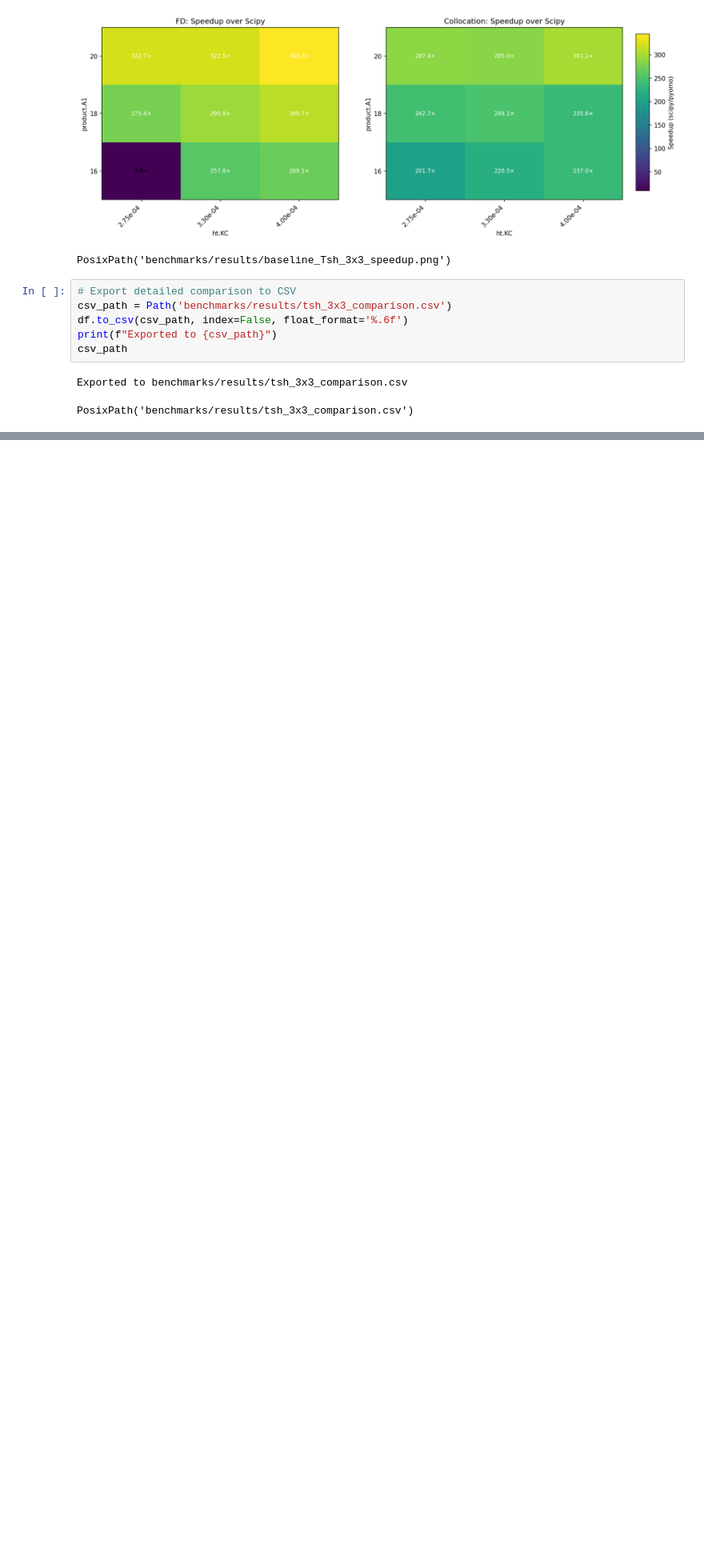
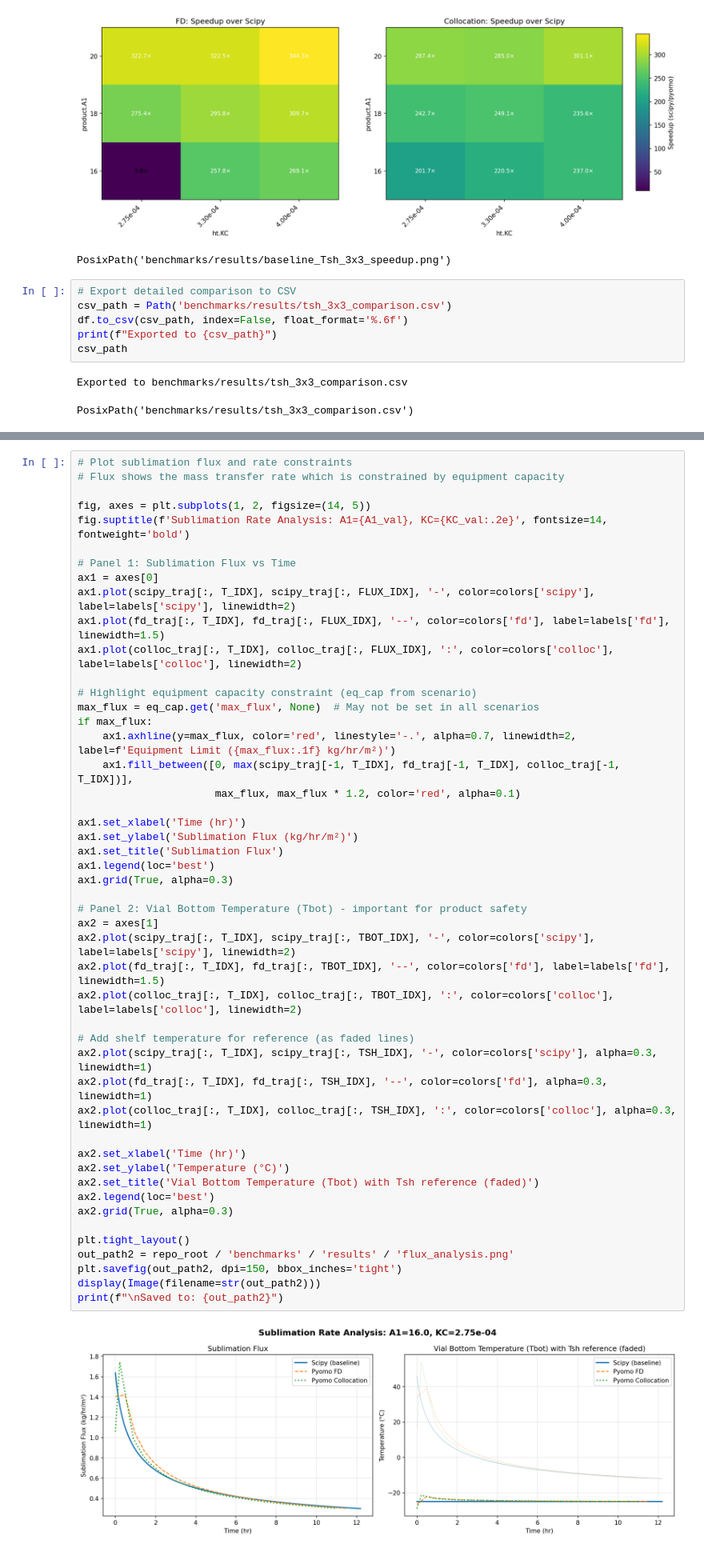
Before and after one commit to SECQUOIA/LyoPRONTO, a Jupyter notebook: benchmarks/grid_analysis.ipynb, the cells around one changed output, grey strips where cells are left out. Shown at 80% size. Cells and saved outputs as stored; diff of their text form; blank space fills up the shorter version.

```diff
--- a/benchmarks/grid_analysis.ipynb
+++ b/benchmarks/grid_analysis.ipynb
@@ -302,0 +514,50 @@ PosixPath('benchmarks/results/tsh_3x3_comparison.csv')
+# %%
+# Plot sublimation flux and rate constraints
+# Flux shows the mass transfer rate which is constrained by equipment capacity
+
+fig, axes = plt.subplots(1, 2, figsize=(14, 5))
+fig.suptitle(f'Sublimation Rate Analysis: A1={A1_val}, KC={KC_val:.2e}', fontsize=14, fontweight='bold')
+
+# Panel 1: Sublimation Flux vs Time
+ax1 = axes[0]
+ax1.plot(scipy_traj[:, T_IDX], scipy_traj[:, FLUX_IDX], '-', color=colors['scipy'], label=labels['scipy'], linewidth=2)
+ax1.plot(fd_traj[:, T_IDX], fd_traj[:, FLUX_IDX], '--', color=colors['fd'], label=labels['fd'], linewidth=1.5)
+ax1.plot(colloc_traj[:, T_IDX], colloc_traj[:, FLUX_IDX], ':', color=colors['colloc'], label=labels['colloc'], linewidth=2)
+
+# Highlight equipment capacity constraint (eq_cap from scenario)
+max_flux = eq_cap.get('max_flux', None)  # May not be set in all scenarios
+if max_flux:
+    ax1.axhline(y=max_flux, color='red', linestyle='-.', alpha=0.7, linewidth=2, label=f'Equipment Limit ({max_flux:.1f} kg/hr/m²)')
+    ax1.fill_between([0, max(scipy_traj[-1, T_IDX], fd_traj[-1, T_IDX], colloc_traj[-1, T_IDX])],
+                      max_flux, max_flux * 1.2, color='red', alpha=0.1)
+
+ax1.set_xlabel('Time (hr)')
+ax1.set_ylabel('Sublimation Flux (kg/hr/m²)')
+ax1.set_title('Sublimation Flux')
+ax1.legend(loc='best')
+ax1.grid(True, alpha=0.3)
+
+# Panel 2: Vial Bottom Temperature (Tbot) - important for product safety
+ax2 = axes[1]
+ax2.plot(scipy_traj[:, T_IDX], scipy_traj[:, TBOT_IDX], '-', color=colors['scipy'], label=labels['scipy'], linewidth=2)
+ax2.plot(fd_traj[:, T_IDX], fd_traj[:, TBOT_IDX], '--', color=colors['fd'], label=labels['fd'], linewidth=1.5)
+ax2.plot(colloc_traj[:, T_IDX], colloc_traj[:, TBOT_IDX], ':', color=colors['colloc'], label=labels['colloc'], linewidth=2)
+
+# Add shelf temperature for reference (as faded lines)
+ax2.plot(scipy_traj[:, T_IDX], scipy_traj[:, TSH_IDX], '-', color=colors['scipy'], alpha=0.3, linewidth=1)
+ax2.plot(fd_traj[:, T_IDX], fd_traj[:, TSH_IDX], '--', color=colors['fd'], alpha=0.3, linewidth=1)
+ax2.plot(colloc_traj[:, T_IDX], colloc_traj[:, TSH_IDX], ':', color=colors['colloc'], alpha=0.3, linewidth=1)
+
+ax2.set_xlabel('Time (hr)')
+ax2.set_ylabel('Temperature (°C)')
+ax2.set_title('Vial Bottom Temperature (Tbot) with Tsh reference (faded)')
+ax2.legend(loc='best')
+ax2.grid(True, alpha=0.3)
+
+plt.tight_layout()
+out_path2 = repo_root / 'benchmarks' / 'results' / 'flux_analysis.png'
+plt.savefig(out_path2, dpi=150, bbox_inches='tight')
+display(Image(filename=str(out_path2)))
+print(f"\nSaved to: {out_path2}")
+# %% [output]
+[figure, added]
```
Also changed, not shown: parts of 6 cells of this notebook, 1 other file.
